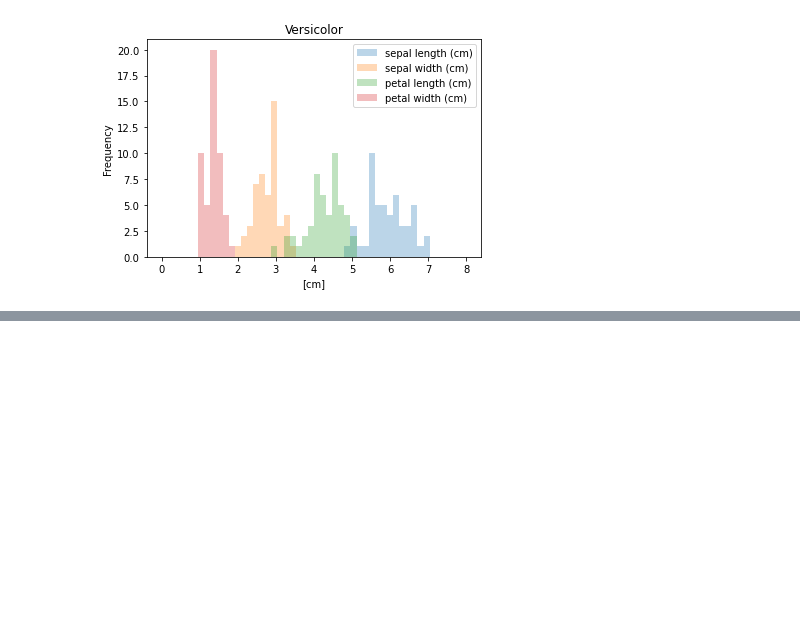
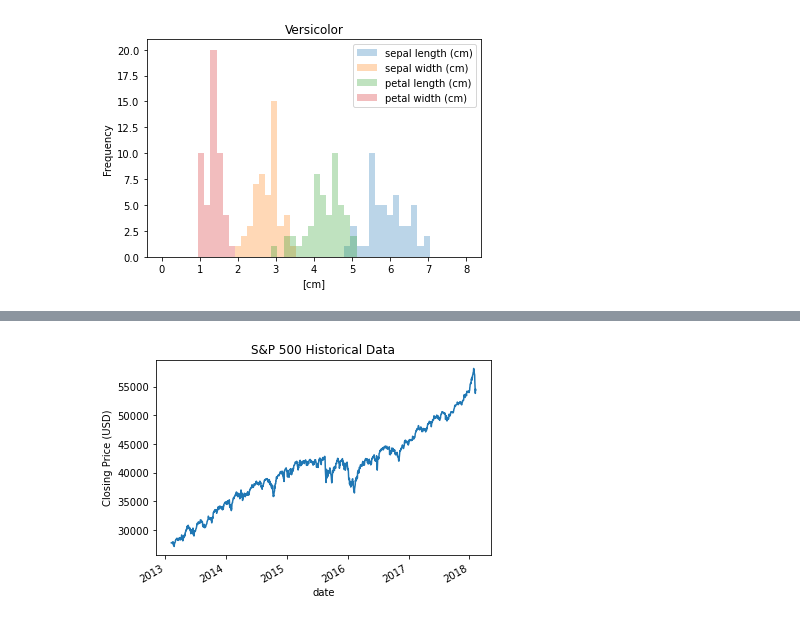
Before and after one commit to SmilodonCub/DATA602, a Jupyter notebook: pandasFoundations_notes.ipynb, the cells around one changed output, grey strips where cells are left out. Cells and saved outputs as stored; diff of their text form; code cells hidden in the pictures; blank space fills up the shorter version.

```diff
--- a/pandasFoundations_notes.ipynb
+++ b/pandasFoundations_notes.ipynb
@@ -508,0 +944,5 @@ error_versicolor = error_versicolor / describe_versicolor
+# %%
+sp_url = 'https://raw.githubusercontent.com/SmilodonCub/DATA602/master/all_stocks_5yr.csv'
+sp = pd.read_csv( sp_url)
+sp['date'] = pd.to_datetime( sp['date'] )
+sp.head()
@@ -508,0 +956,3 @@ error_versicolor = error_versicolor / describe_versicolor
+# %%
+spgb = sp.groupby('date')['open','close','volume'].sum()
+spgb.head()
@@ -508,0 +967,6 @@ error_versicolor = error_versicolor / describe_versicolor
+# %%
+spgb['close'].plot( title = 'S&P 500 Historical Data' )
+plt.ylabel( 'Closing Price (USD)' )
+plt.show()
+# %% [output]
+[figure, added]
```
Also changed, not shown: parts of 48 cells of this notebook.
